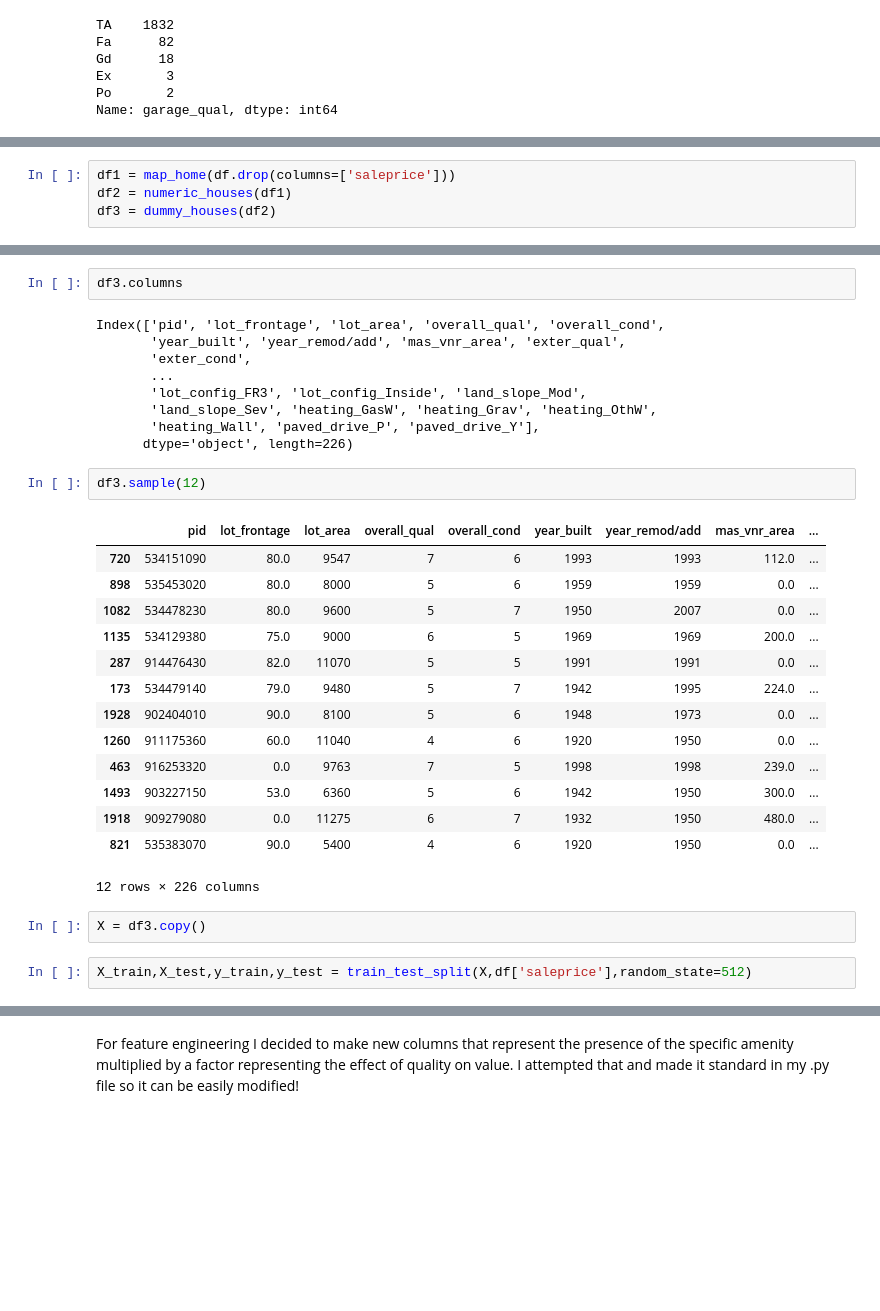
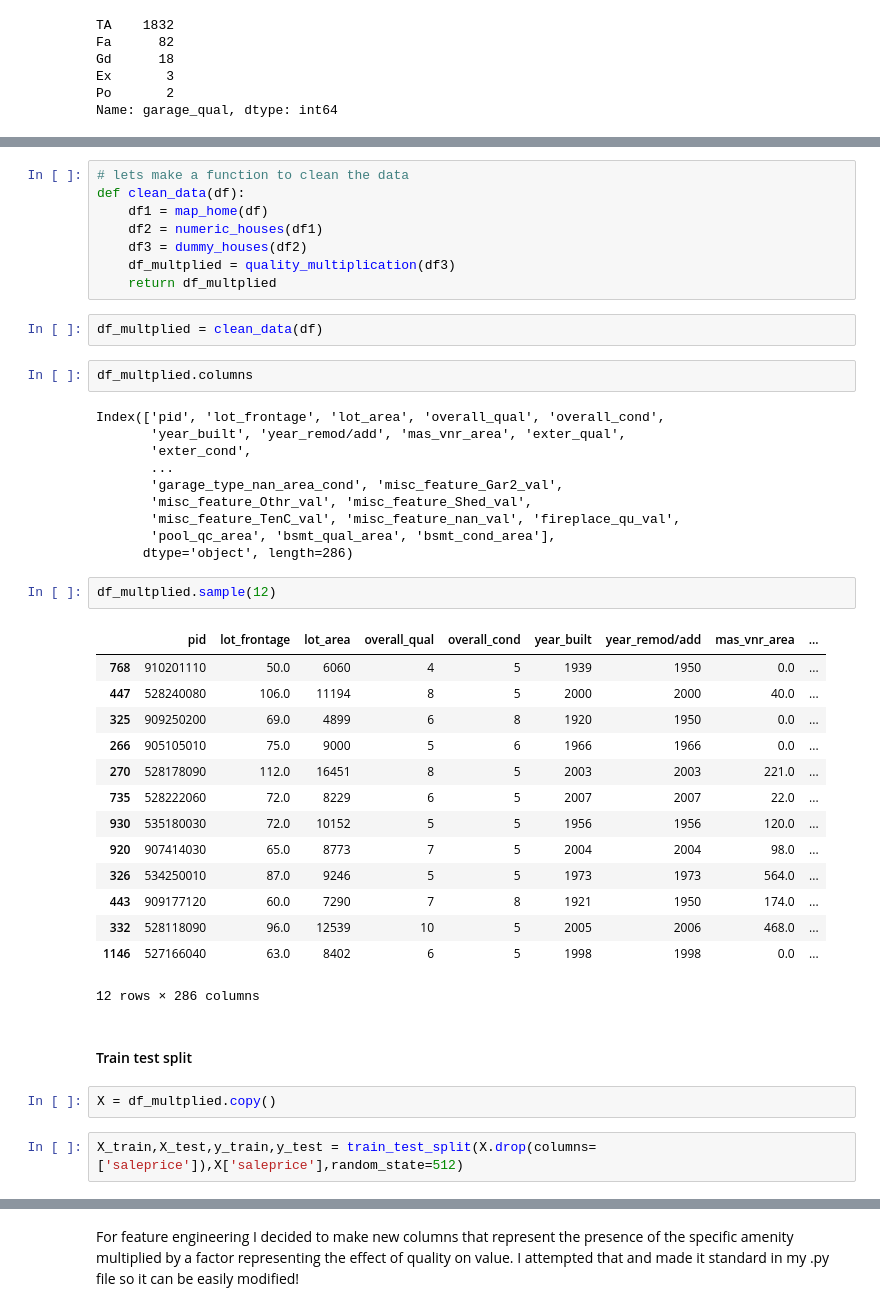
Before and after one commit to seanhulseman/Ames-Housing-Price-Prediction, a Jupyter notebook: code/ames_housing_project.ipynb, the cells around one changed output, grey strips where cells are left out. Saved outputs shown, nothing was run; the diff lists cells and outputs as text; blank space fills up the shorter version.

```diff
--- a/code/ames_housing_project.ipynb
+++ b/code/ames_housing_project.ipynb
@@ -157,4 +158,0 @@ Name: garage_qual, dtype: int64
-# %%
-df1 = map_home(df.drop(columns=['saleprice']))
-df2 = numeric_houses(df1)
-df3 = dummy_houses(df2)
@@ -161,35 +168,48 @@ df3 = dummy_houses(df2)
+# %%
+# lets make a function to clean the data
+def clean_data(df):
+    df1 = map_home(df)
+    df2 = numeric_houses(df1)
+    df3 = dummy_houses(df2)
+    df_multplied = quality_multiplication(df3)
+    return df_multplied
+# %%
+df_multplied = clean_data(df)
 # %%
-df3.columns
+df_multplied.columns
 # %% [output]
 Index(['pid', 'lot_frontage', 'lot_area', 'overall_qual', 'overall_cond',
        'year_built', 'year_remod/add', 'mas_vnr_area', 'exter_qual',
        'exter_cond',
        ...
-       'lot_config_FR3', 'lot_config_Inside', 'land_slope_Mod',
-       'land_slope_Sev', 'heating_GasW', 'heating_Grav', 'heating_OthW',
-       'heating_Wall', 'paved_drive_P', 'paved_drive_Y'],
-      dtype='object', length=226)
+       'garage_type_nan_area_cond', 'misc_feature_Gar2_val',
+       'misc_feature_Othr_val', 'misc_feature_Shed_val',
+       'misc_feature_TenC_val', 'misc_feature_nan_val', 'fireplace_qu_val',
+       'pool_qc_area', 'bsmt_qual_area', 'bsmt_cond_area'],
+      dtype='object', length=286)
 # %%
-df3.sample(12)
+df_multplied.sample(12)
 # %% [output]
 |  | pid | lot_frontage | lot_area | overall_qual | overall_cond | year_built | year_remod/add | mas_vnr_area | ... |
-| 720 | 534151090 | 80.0 | 9547 | 7 | 6 | 1993 | 1993 | 112.0 | ... |
-| 898 | 535453020 | 80.0 | 8000 | 5 | 6 | 1959 | 1959 | 0.0 | ... |
-| 1082 | 534478230 | 80.0 | 9600 | 5 | 7 | 1950 | 2007 | 0.0 | ... |
-| 1135 | 534129380 | 75.0 | 9000 | 6 | 5 | 1969 | 1969 | 200.0 | ... |
-| 287 | 914476430 | 82.0 | 11070 | 5 | 5 | 1991 | 1991 | 0.0 | ... |
-| 173 | 534479140 | 79.0 | 9480 | 5 | 7 | 1942 | 1995 | 224.0 | ... |
-| 1928 | 902404010 | 90.0 | 8100 | 5 | 6 | 1948 | 1973 | 0.0 | ... |
-| 1260 | 911175360 | 60.0 | 11040 | 4 | 6 | 1920 | 1950 | 0.0 | ... |
-| 463 | 916253320 | 0.0 | 9763 | 7 | 5 | 1998 | 1998 | 239.0 | ... |
-| 1493 | 903227150 | 53.0 | 6360 | 5 | 6 | 1942 | 1950 | 300.0 | ... |
-| 1918 | 909279080 | 0.0 | 11275 | 6 | 7 | 1932 | 1950 | 480.0 | ... |
-| 821 | 535383070 | 90.0 | 5400 | 4 | 6 | 1920 | 1950 | 0.0 | ... |
+| 768 | 910201110 | 50.0 | 6060 | 4 | 5 | 1939 | 1950 | 0.0 | ... |
+| 447 | 528240080 | 106.0 | 11194 | 8 | 5 | 2000 | 2000 | 40.0 | ... |
+| 325 | 909250200 | 69.0 | 4899 | 6 | 8 | 1920 | 1950 | 0.0 | ... |
+| 266 | 905105010 | 75.0 | 9000 | 5 | 6 | 1966 | 1966 | 0.0 | ... |
+| 270 | 528178090 | 112.0 | 16451 | 8 | 5 | 2003 | 2003 | 221.0 | ... |
+| 735 | 528222060 | 72.0 | 8229 | 6 | 5 | 2007 | 2007 | 22.0 | ... |
+| 930 | 535180030 | 72.0 | 10152 | 5 | 5 | 1956 | 1956 | 120.0 | ... |
+| 920 | 907414030 | 65.0 | 8773 | 7 | 5 | 2004 | 2004 | 98.0 | ... |
+| 326 | 534250010 | 87.0 | 9246 | 5 | 5 | 1973 | 1973 | 564.0 | ... |
+| 443 | 909177120 | 60.0 | 7290 | 7 | 8 | 1921 | 1950 | 174.0 | ... |
+| 332 | 528118090 | 96.0 | 12539 | 10 | 5 | 2005 | 2006 | 468.0 | ... |
+| 1146 | 527166040 | 63.0 | 8402 | 6 | 5 | 1998 | 1998 | 0.0 | ... |
-12 rows × 226 columns
+12 rows × 286 columns
+# %% [markdown]
+#### Train test split
 # %%
-X = df3.copy()
+X = df_multplied.copy()
 # %%
-X_train,X_test,y_train,y_test = train_test_split(X,df['saleprice'],random_state=512)
+X_train,X_test,y_train,y_test = train_test_split(X.drop(columns=['saleprice']),X['saleprice'],random_state=512)
 # %%
 X_train.head()
 # %% [output]
```
Also changed, not shown: parts of 40 cells of this notebook, 19 other files.
